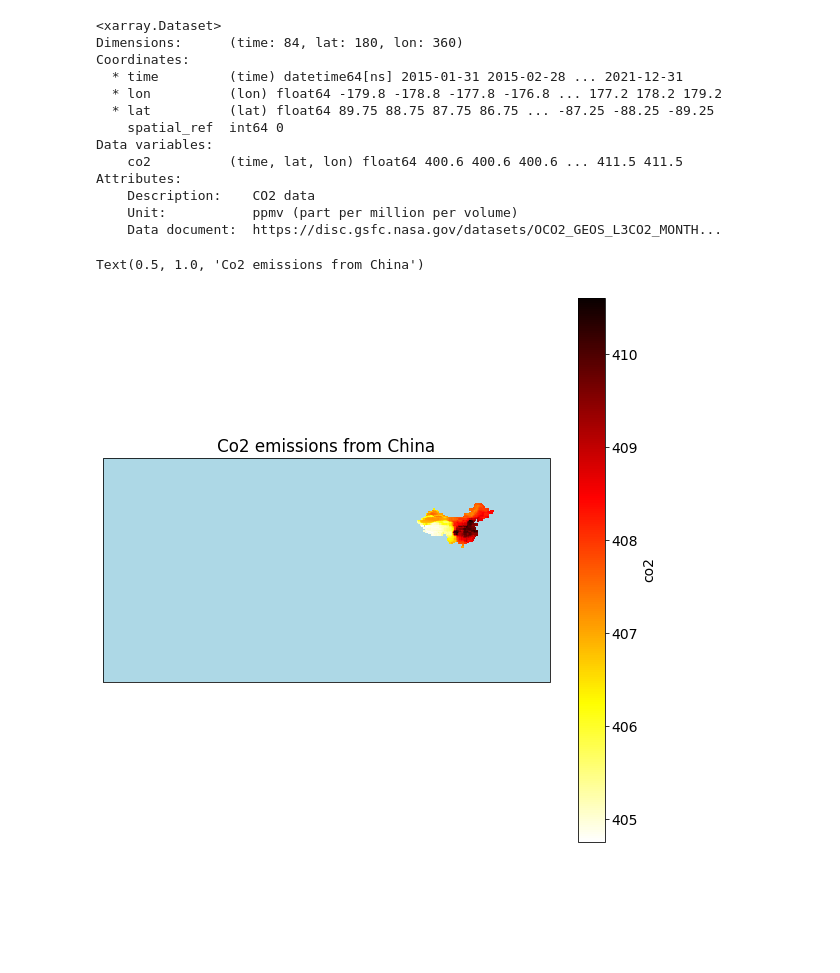
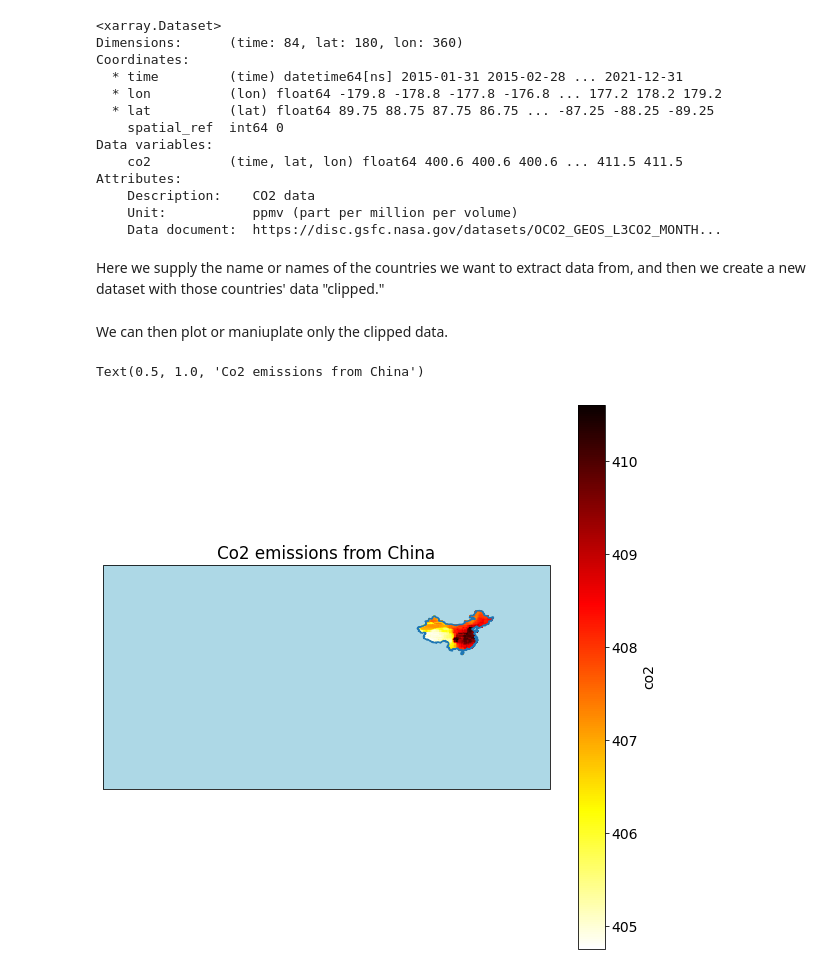
Before and after one commit to bchivers-stanford/taking_the_pulse_of_the_planet, a Jupyter notebook: notebooks/pulse_toolbox.ipynb, the cells around one changed output. Cells and saved outputs as stored; diff of their text form; code cells hidden in the pictures; blank space fills up the shorter version.

Commit message:
Add code for plotting borders

```diff
--- a/notebooks/pulse_toolbox.ipynb
+++ b/notebooks/pulse_toolbox.ipynb
@@ -430,18 +441,23 @@ Attributes:
     Description:    CO2 data
     Unit:           ppmv (part per million per volume)
     Data document:  https://disc.gsfc.nasa.gov/datasets/OCO2_GEOS_L3CO2_MONTH...
+# %% [markdown]
+Here we supply the name or names of the countries we want to extract data from, and then we create a new dataset with those countries' data "clipped."
 # %%
 country_boundary = gdf_boundaries.loc[['China']]
 co2_data_copy.rio.set_spatial_dims(x_dim="lon", y_dim="lat", inplace=True)
 co2_data_clipped = co2_data_copy.rio.clip(country_boundary.geometry.apply(mapping), country_boundary.crs, drop=False)
+# %% [markdown]
+We can then plot or maniuplate only the clipped data.
 # %%
 i_time = "2017-04-05"
 fig = plt.figure(figsize=(10, 10))
 ax = plt.axes(projection=ccrs.PlateCarree())
 out = co2_data_clipped.co2.sel(time=i_time, method='nearest').plot(ax=ax, cmap='hot_r')
+country_boundary.boundary.plot(ax=ax)
 ax.set_aspect(1)
 ax.set_facecolor('lightblue')
 ax.set_title("Co2 emissions from China")
 # %% [output]
 Text(0.5, 1.0, 'Co2 emissions from China')
-[figure, old version]
+[figure, new version]
```
Also changed, not shown: parts of 16 cells of this notebook.
